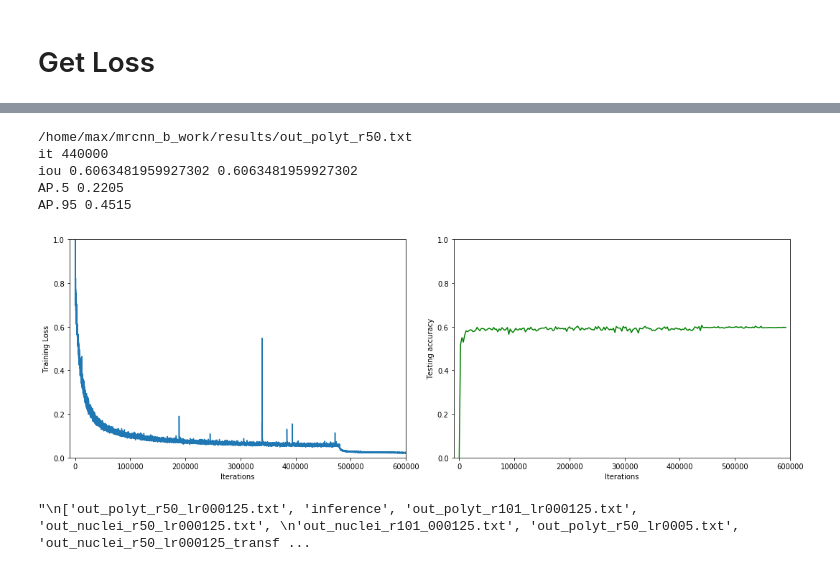
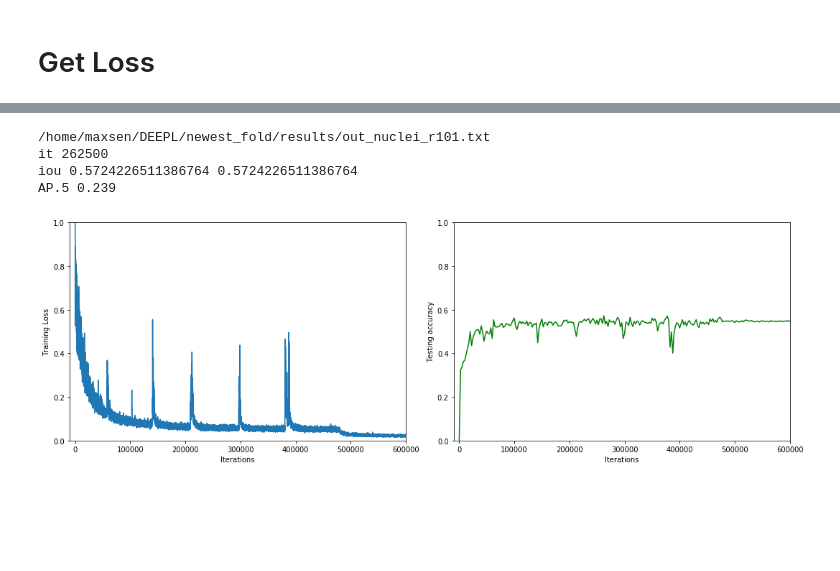
Before and after one commit to maxsenh/nuclei_cell_detect, a Jupyter notebook: parsing/get_loss_new.ipynb, the cells around one changed output, grey strips where cells are left out. Saved outputs shown, nothing was run; the diff lists cells and outputs as text; code cells hidden in the pictures; blank space fills up the shorter version.

```diff
--- a/parsing/get_loss_new.ipynb
+++ b/parsing/get_loss_new.ipynb
@@ -147,6 +100,8 @@ def eval_vali(fil):
     return models, avs_iou
 # %%
-def plot_eval(file, iterat, loss):
+def plot_eval(file, iterat, loss, save_path = None):
+
+    # plot the evaluation, values for the matrix are hardcoded for now
 
     # get the values
     models, avs_iou = eval_vali(file)
@@ -166,21 +121,20 @@ def plot_eval(file, iterat, loss):
     ax.plot(models, avs_iou, color='g')
 
     fig.tight_layout()
+    if save_path:
+        plt.savefig(save_path, dpi=100)
     plt.show()
-# %%
-pylab.rcParams['figure.figsize'] = 15, 5
-plot_eval('/home/max/mrcnn_b_work/results/out_polyt_r50.txt', iterations, losses)
-'''
-['out_polyt_r50_lr000125.txt', 'inference', 'out_polyt_r101_lr000125.txt', 'out_nuclei_r50_lr000125.txt',
-'out_nuclei_r101_000125.txt', 'out_polyt_r50_lr0005.txt', 'out_nuclei_r50_lr000125_transfer.txt',
-'out_nuclei_r101.txt', 'out_nuclei_r152.txt', 'out_nuclei_r50.txt', 'out_polyt_r101.txt', 'out_polyt_r152.txt', 'out_polyt_r50.txt']
-'''
-# %% [output]
-/home/max/mrcnn_b_work/results/out_polyt_r50.txt
-it 440000
-iou 0.6063481959927302 0.6063481959927302
-AP.5 0.2205
-AP.95 0.4515
-[figure, removed]
-"\n['out_polyt_r50_lr000125.txt', 'inference', 'out_polyt_r101_lr000125.txt', 'out_nuclei_r50_lr000125.txt', \n'out_nuclei_r101_000125.txt', 'out_polyt_r50_lr0005.txt', 'out_nuclei_r50_lr000125_transf ...
+# %%
+pylab.rcParams['figure.figsize'] = 15, 5
+
+# path of the inference file that is created by running inference on all the intermediate models
+inference_path = '/home/maxsen/DEEPL/newest_fold/results/out_nuclei_r101.txt'
+
+plot_eval(inference_path, iterations, losses, save_path='/home/maxsen/DEEPL/newest_fold/nuclei_r101.png')
+# %% [output]
+/home/maxsen/DEEPL/newest_fold/results/out_nuclei_r101.txt
+it 262500
+iou 0.5724226511386764 0.5724226511386764
+AP.5 0.239
+[figure, added]
 # %%
```
Also changed, not shown: parts of 13 cells of this notebook, 32 other files.
